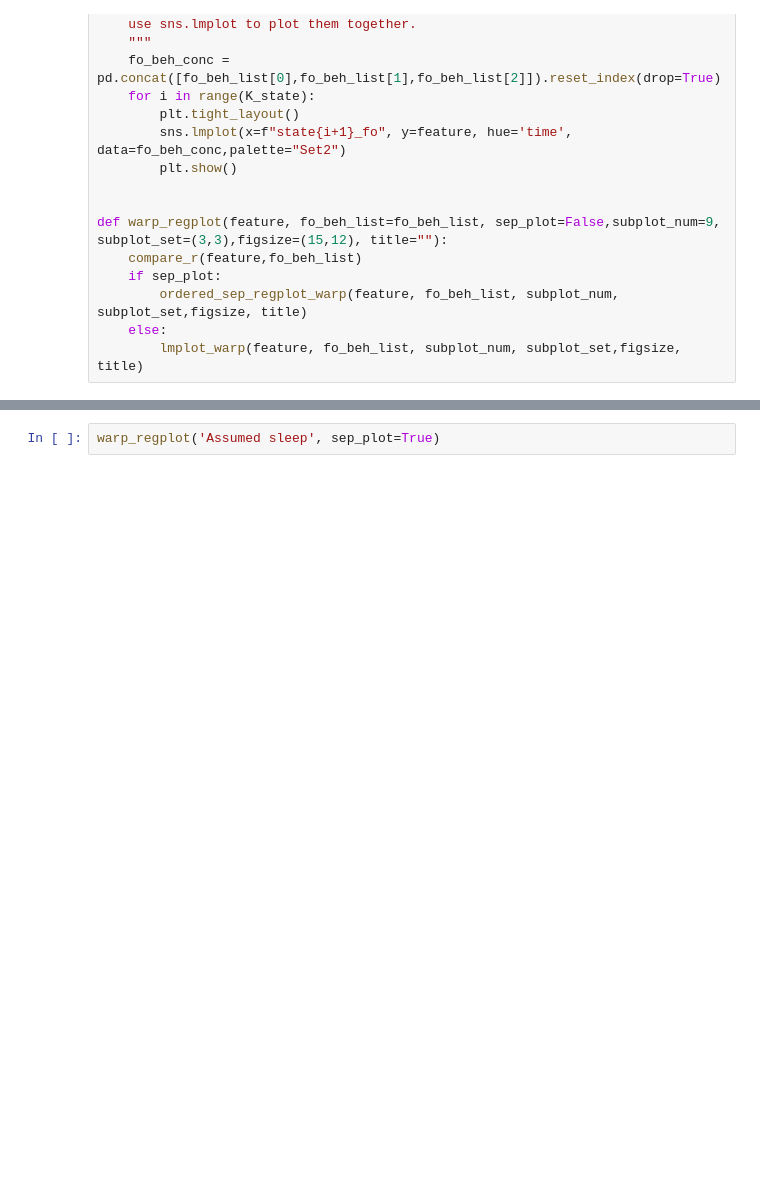
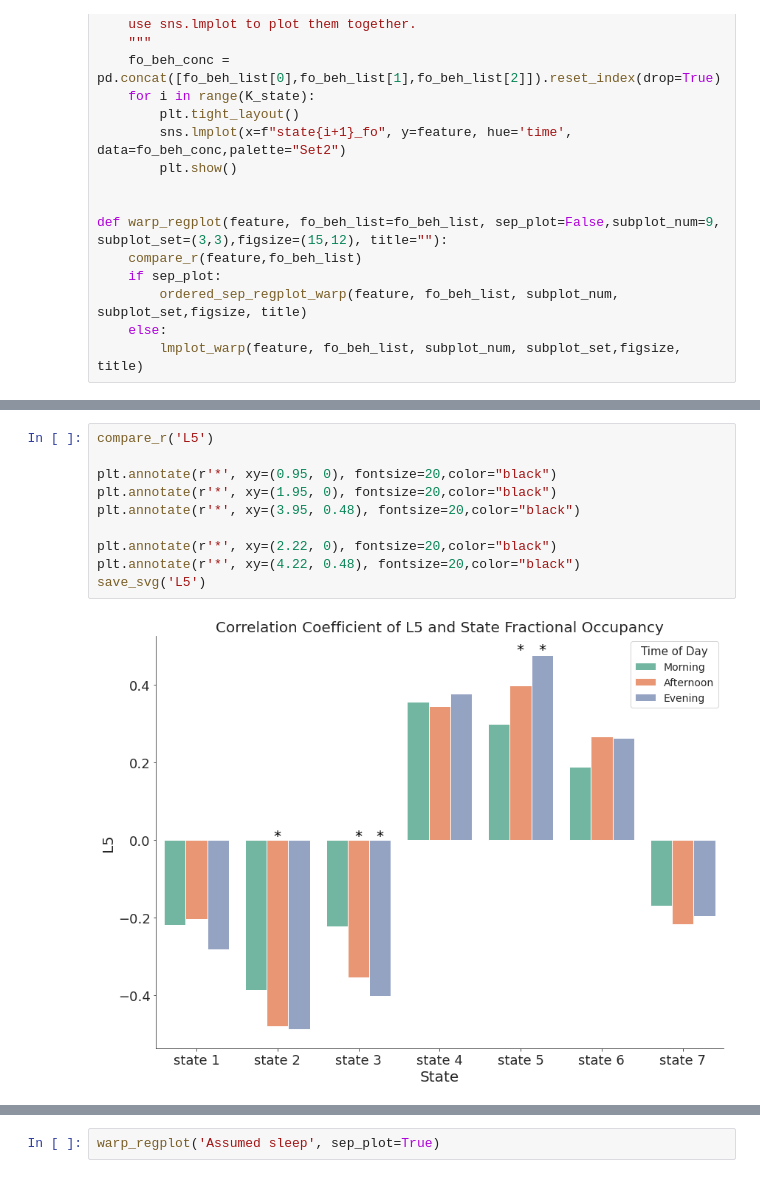
Before and after one commit to Wetiqe/MSc-Data-Analysis, a Jupyter notebook: scripts/correlation.ipynb, the cells around one changed output, grey strips where cells are left out. Cells and saved outputs as stored; diff of their text form; blank space fills up the shorter version.

```diff
--- a/scripts/correlation.ipynb
+++ b/scripts/correlation.ipynb
@@ -302,0 +334,12 @@ def warp_regplot(feature, fo_beh_list=fo_beh_list, sep_plot=False,subplot_num=9,
+# %%
+compare_r('L5')
+
+plt.annotate(r'*', xy=(0.95, 0), fontsize=20,color="black")
+plt.annotate(r'*', xy=(1.95, 0), fontsize=20,color="black")
+plt.annotate(r'*', xy=(3.95, 0.48), fontsize=20,color="black")
+
+plt.annotate(r'*', xy=(2.22, 0), fontsize=20,color="black")
+plt.annotate(r'*', xy=(4.22, 0.48), fontsize=20,color="black")
+save_svg('L5')
+# %% [output]
+[figure, added]
```
Also changed, not shown: parts of 3 cells of this notebook, 12 other files.
